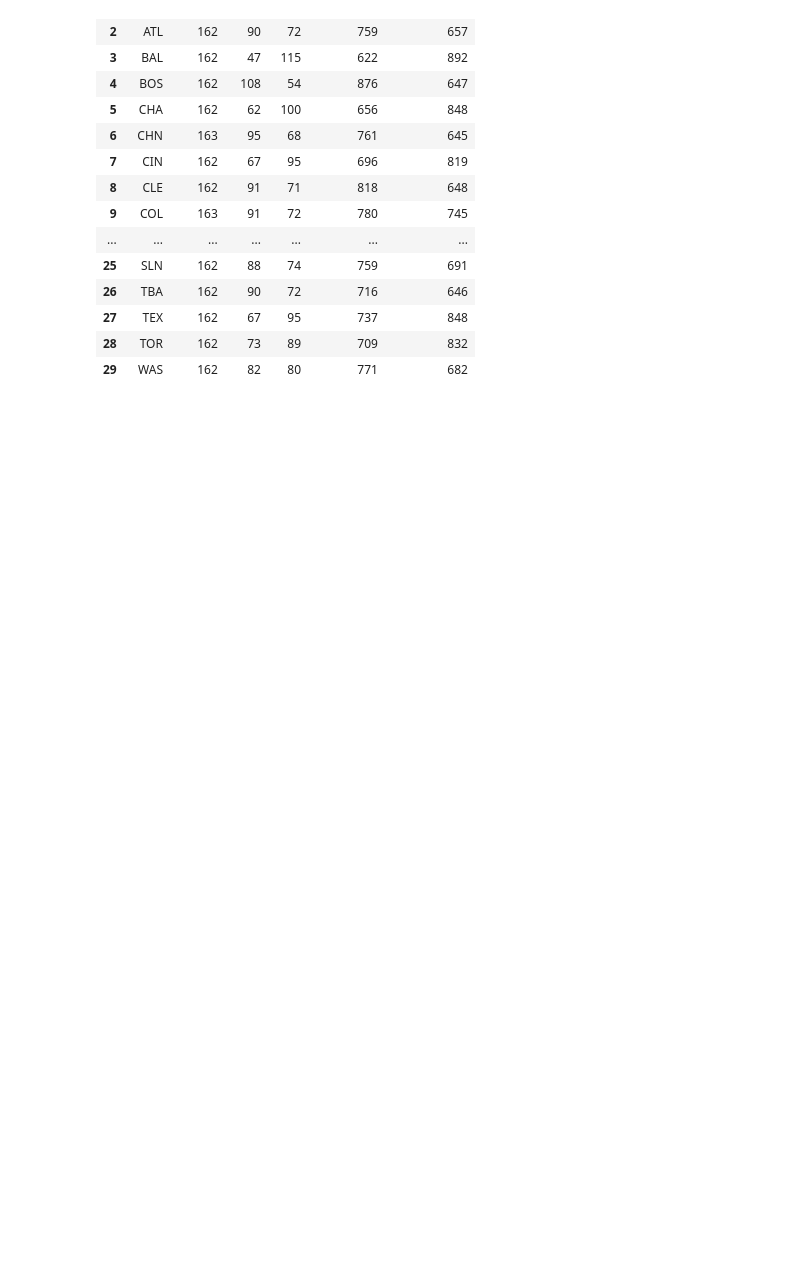
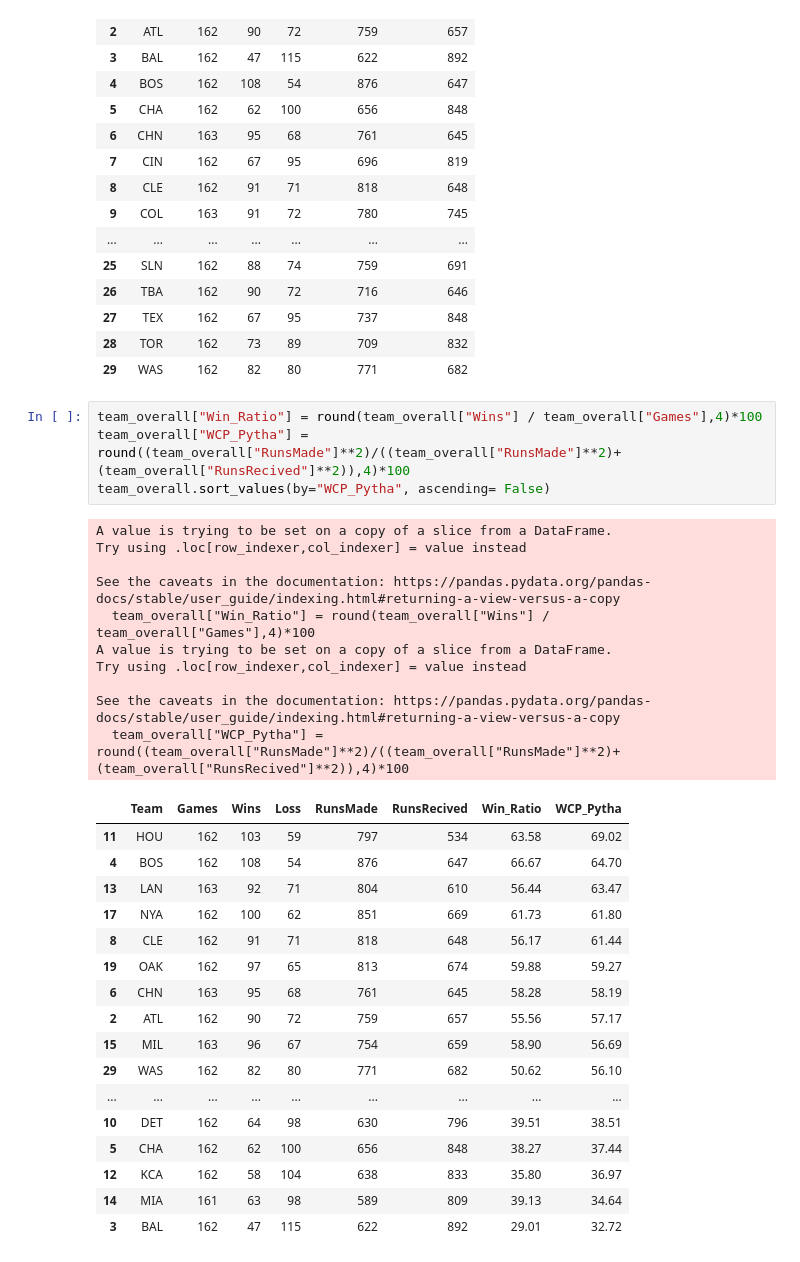
Before and after one commit to AfobCode/LearningPython, a Jupyter notebook: Michigan_University/Sports_Performance_Analytics/Foundations_of_Sport_Analytics/mlb_model.ipynb, the cells around one changed output. Drawn from its saved outputs; the diff is of its cells as text; blank space fills up the shorter version.

Commit message:
ending pythegorian wcp on mlb teams

```diff
--- a/Michigan_University/Sports_Performance_Analytics/Foundations_of_Sport_Analytics/mlb_model.ipynb
+++ b/Michigan_University/Sports_Performance_Analytics/Foundations_of_Sport_Analytics/mlb_model.ipynb
@@ -236,3 +236,35 @@ team_overall
 | 27 | TEX | 162 | 67 | 95 | 737 | 848 |
 | 28 | TOR | 162 | 73 | 89 | 709 | 832 |
 | 29 | WAS | 162 | 82 | 80 | 771 | 682 |
+# %%
+team_overall["Win_Ratio"] = round(team_overall["Wins"] / team_overall["Games"],4)*100
+team_overall["WCP_Pytha"] = round((team_overall["RunsMade"]**2)/((team_overall["RunsMade"]**2)+(team_overall["RunsRecived"]**2)),4)*100
+team_overall.sort_values(by="WCP_Pytha", ascending= False)
+# %% [output]
+A value is trying to be set on a copy of a slice from a DataFrame.
+Try using .loc[row_indexer,col_indexer] = value instead
+
+See the caveats in the documentation: https://pandas.pydata.org/pandas-docs/stable/user_guide/indexing.html#returning-a-view-versus-a-copy
+  team_overall["Win_Ratio"] = round(team_overall["Wins"] / team_overall["Games"],4)*100
+A value is trying to be set on a copy of a slice from a DataFrame.
+Try using .loc[row_indexer,col_indexer] = value instead
+
+See the caveats in the documentation: https://pandas.pydata.org/pandas-docs/stable/user_guide/indexing.html#returning-a-view-versus-a-copy
+  team_overall["WCP_Pytha"] = round((team_overall["RunsMade"]**2)/((team_overall["RunsMade"]**2)+(team_overall["RunsRecived"]**2)),4)*100
+|  | Team | Games | Wins | Loss | RunsMade | RunsRecived | Win_Ratio | WCP_Pytha |
+| 11 | HOU | 162 | 103 | 59 | 797 | 534 | 63.58 | 69.02 |
+| 4 | BOS | 162 | 108 | 54 | 876 | 647 | 66.67 | 64.70 |
+| 13 | LAN | 163 | 92 | 71 | 804 | 610 | 56.44 | 63.47 |
+| 17 | NYA | 162 | 100 | 62 | 851 | 669 | 61.73 | 61.80 |
+| 8 | CLE | 162 | 91 | 71 | 818 | 648 | 56.17 | 61.44 |
+| 19 | OAK | 162 | 97 | 65 | 813 | 674 | 59.88 | 59.27 |
+| 6 | CHN | 163 | 95 | 68 | 761 | 645 | 58.28 | 58.19 |
+| 2 | ATL | 162 | 90 | 72 | 759 | 657 | 55.56 | 57.17 |
+| 15 | MIL | 163 | 96 | 67 | 754 | 659 | 58.90 | 56.69 |
+| 29 | WAS | 162 | 82 | 80 | 771 | 682 | 50.62 | 56.10 |
+| ... | ... | ... | ... | ... | ... | ... | ... | ... |
+| 10 | DET | 162 | 64 | 98 | 630 | 796 | 39.51 | 38.51 |
+| 5 | CHA | 162 | 62 | 100 | 656 | 848 | 38.27 | 37.44 |
+| 12 | KCA | 162 | 58 | 104 | 638 | 833 | 35.80 | 36.97 |
+| 14 | MIA | 161 | 63 | 98 | 589 | 809 | 39.13 | 34.64 |
+| 3 | BAL | 162 | 47 | 115 | 622 | 892 | 29.01 | 32.72 |
```
Also changed, not shown: 1 other file.
